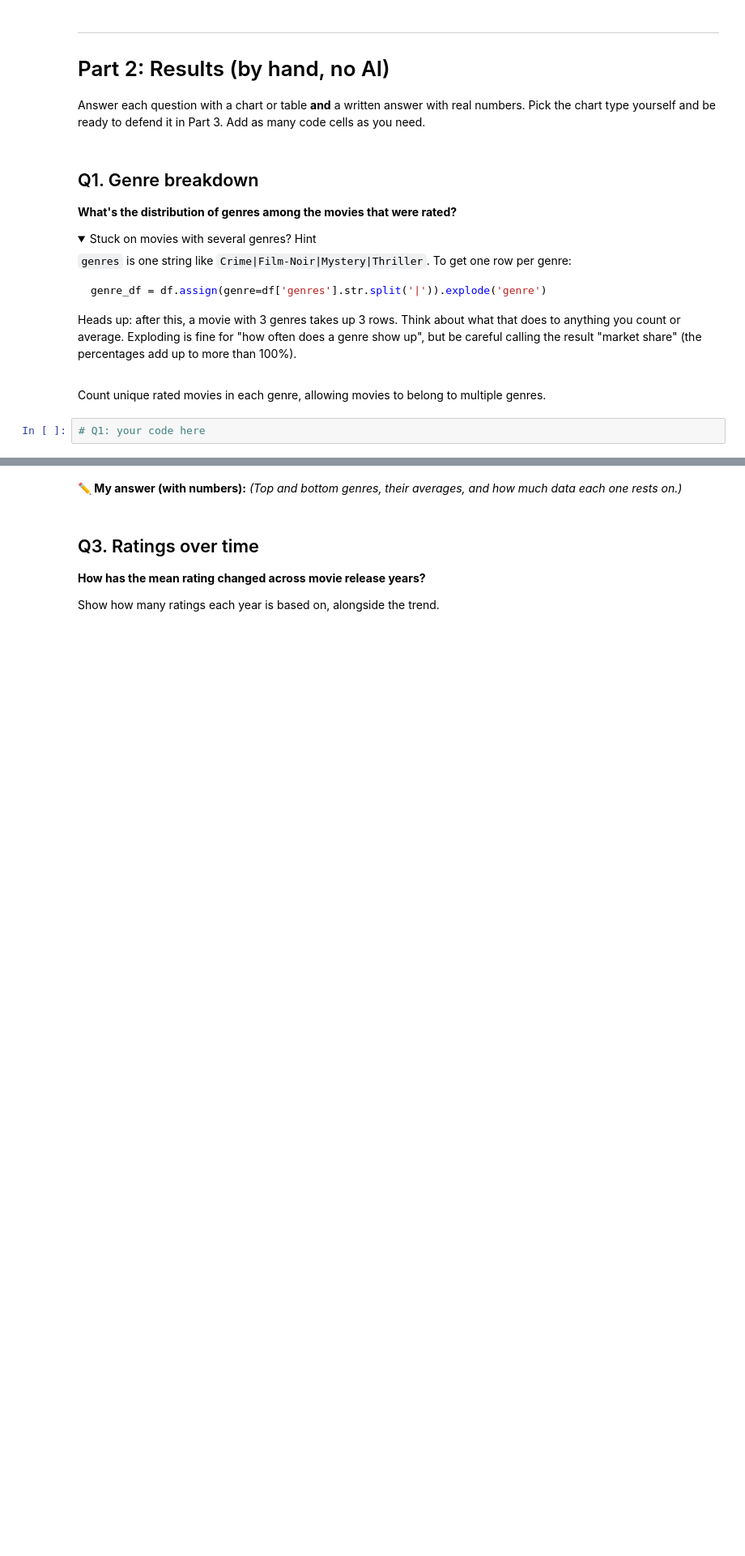
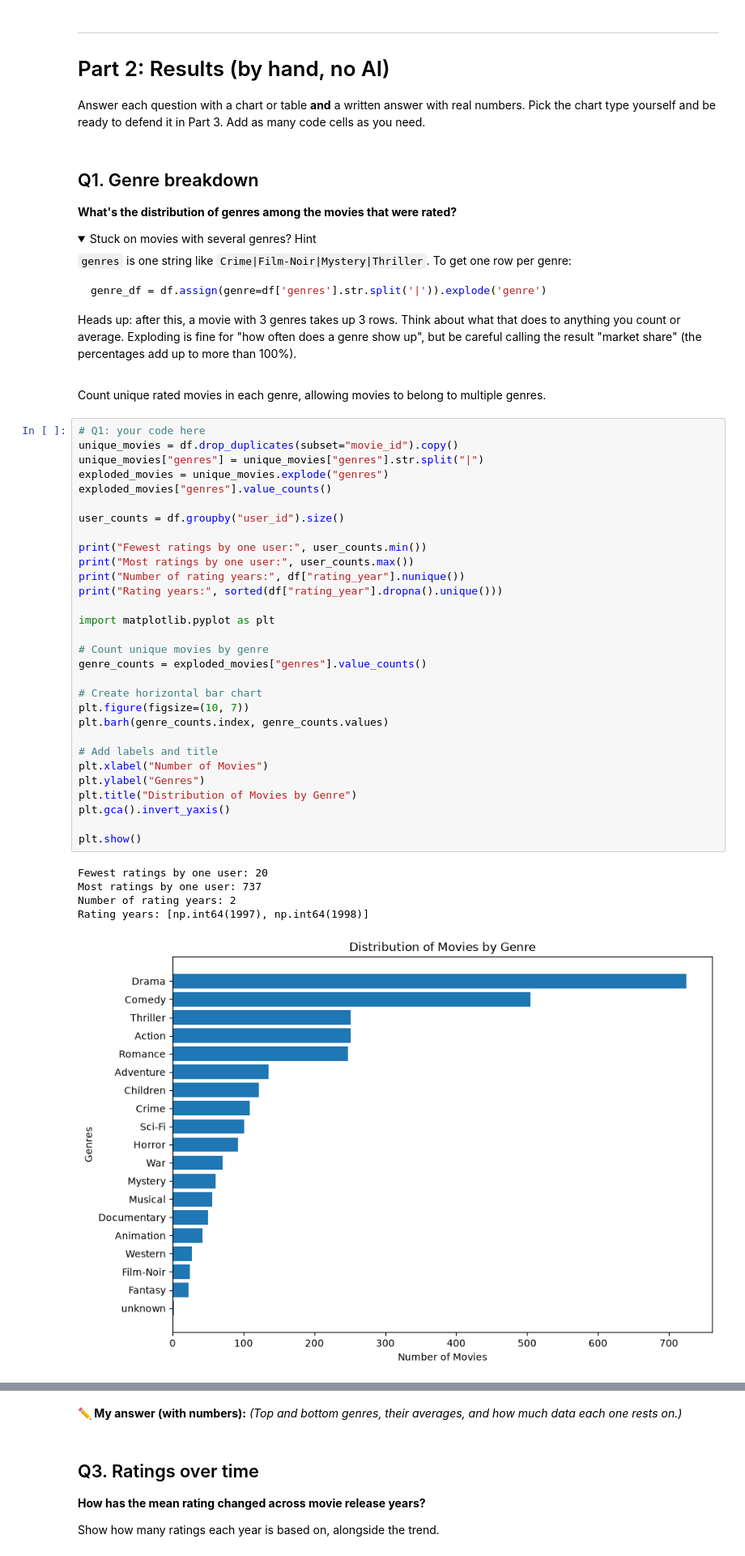
Before and after one commit to CUNYTechPrep/ds-fall-2026, a Jupyter notebook: Week-06-EDA-and-Dashboards/exercise/Abel_Tapia_Week_06_excercise.ipynb, the cells around one changed output, grey strips where cells are left out. Shown at 81% size. Drawn from its saved outputs; the diff is of its cells as text; folded sections open; blank space fills up the shorter version.

```diff
--- a/Week-06-EDA-and-Dashboards/exercise/Abel_Tapia_Week_06_excercise.ipynb
+++ b/Week-06-EDA-and-Dashboards/exercise/Abel_Tapia_Week_06_excercise.ipynb
@@ -125,5 +125,39 @@ Heads up: after this, a movie with 3 genres takes up 3 rows. Think about what th
 Count unique rated movies in each genre, allowing movies to belong to multiple genres.
 # %%
 # Q1: your code here
+unique_movies = df.drop_duplicates(subset="movie_id").copy()
+unique_movies["genres"] = unique_movies["genres"].str.split("|")
+exploded_movies = unique_movies.explode("genres")
+exploded_movies["genres"].value_counts()
+
+user_counts = df.groupby("user_id").size()
+
+print("Fewest ratings by one user:", user_counts.min())
+print("Most ratings by one user:", user_counts.max())
+print("Number of rating years:", df["rating_year"].nunique())
+print("Rating years:", sorted(df["rating_year"].dropna().unique()))
+
+import matplotlib.pyplot as plt
+
+# Count unique movies by genre
+genre_counts = exploded_movies["genres"].value_counts()
+
+# Create horizontal bar chart
+plt.figure(figsize=(10, 7))
+plt.barh(genre_counts.index, genre_counts.values)
+
+# Add labels and title
+plt.xlabel("Number of Movies")
+plt.ylabel("Genres")
+plt.title("Distribution of Movies by Genre")
+plt.gca().invert_yaxis()
+
+plt.show()
+# %% [output]
+Fewest ratings by one user: 20
+Most ratings by one user: 737
+Number of rating years: 2
+Rating years: [np.int64(1997), np.int64(1998)]
+[figure, added]
 # %% [markdown]
 **✏️ My answer (with numbers):** _(Which genres dominate, by how much, and what exactly did you count?)_
```
Also changed, not shown: parts of 12 cells of this notebook.
